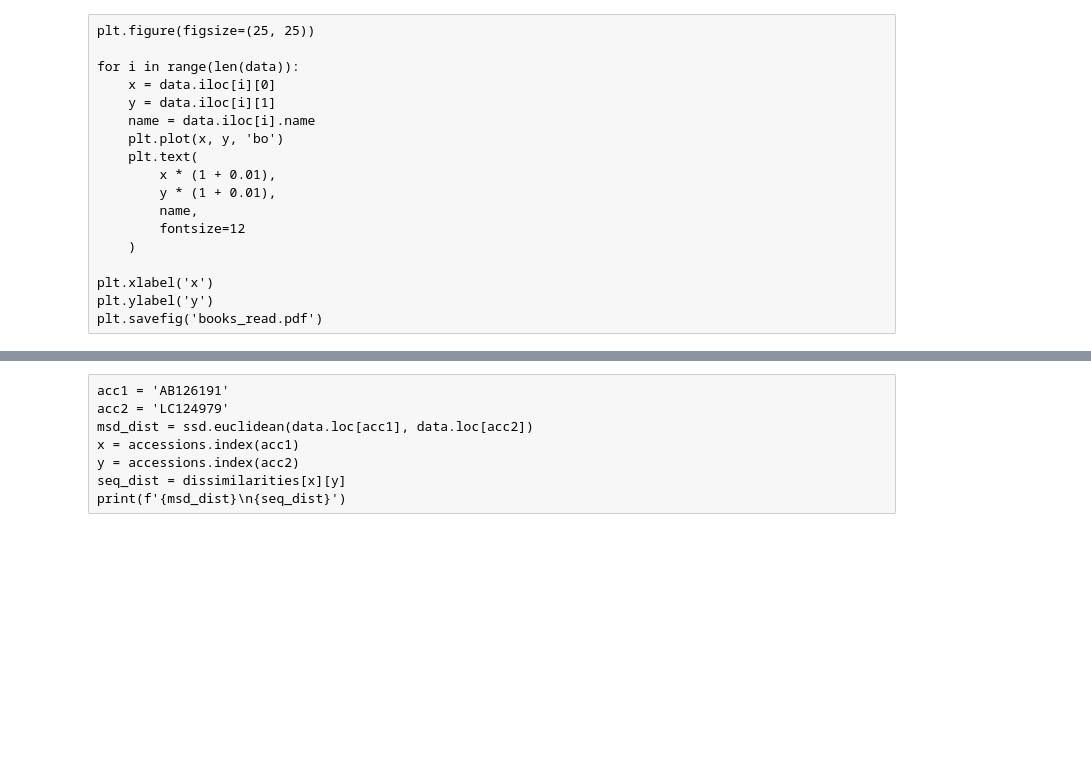
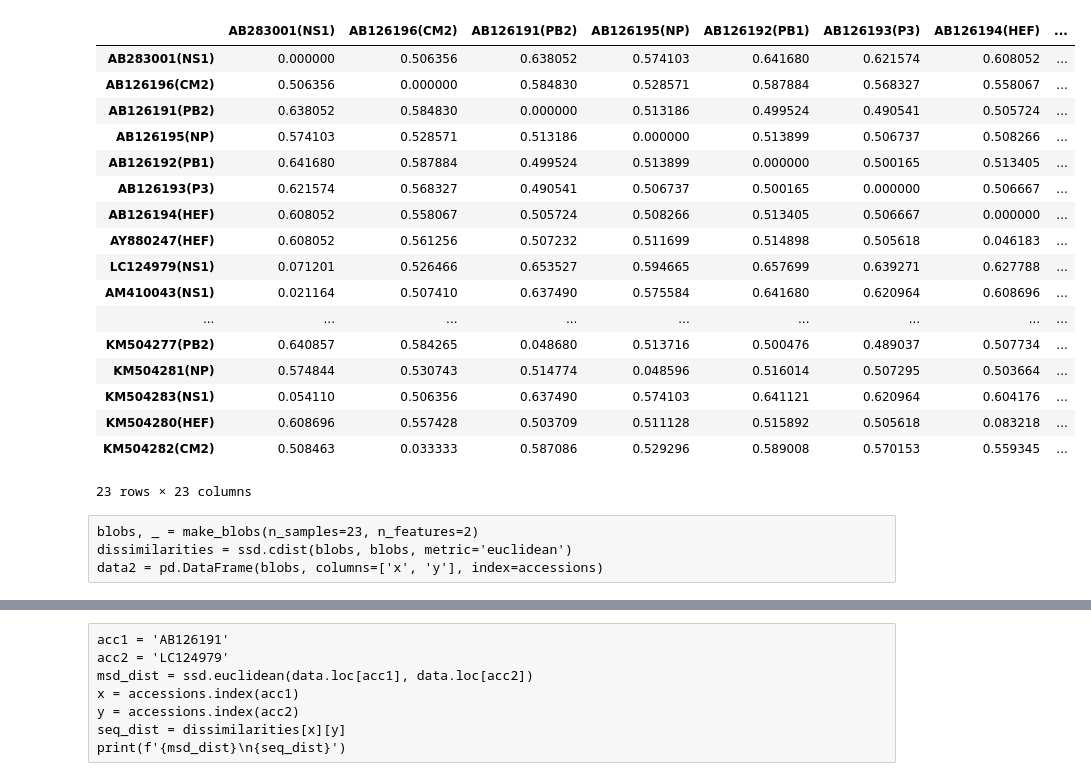
Before and after one commit to ahenoch/FluClust, a Jupyter notebook: Testing.ipynb, the cells around one changed output, grey strips where cells are left out. Cells and saved outputs as stored; diff of their text form; code cells hidden in the pictures; blank space fills up the shorter version.

```diff
--- a/Testing.ipynb
+++ b/Testing.ipynb
@@ -41,22 +36,29 @@ data2 = pd.DataFrame(blobs, columns=['x', 'y'], index=accessions)
+# %%
+pd.DataFrame(dissimilarities, columns = accessions, index = accessions)#.max()
+# %% [output]
+|  | AB283001(NS1) | AB126196(CM2) | AB126191(PB2) | AB126195(NP) | AB126192(PB1) | AB126193(P3) | AB126194(HEF) | ... |
+| AB283001(NS1) | 0.000000 | 0.506356 | 0.638052 | 0.574103 | 0.641680 | 0.621574 | 0.608052 | ... |
+| AB126196(CM2) | 0.506356 | 0.000000 | 0.584830 | 0.528571 | 0.587884 | 0.568327 | 0.558067 | ... |
+| AB126191(PB2) | 0.638052 | 0.584830 | 0.000000 | 0.513186 | 0.499524 | 0.490541 | 0.505724 | ... |
+| AB126195(NP) | 0.574103 | 0.528571 | 0.513186 | 0.000000 | 0.513899 | 0.506737 | 0.508266 | ... |
+| AB126192(PB1) | 0.641680 | 0.587884 | 0.499524 | 0.513899 | 0.000000 | 0.500165 | 0.513405 | ... |
+| AB126193(P3) | 0.621574 | 0.568327 | 0.490541 | 0.506737 | 0.500165 | 0.000000 | 0.506667 | ... |
+| AB126194(HEF) | 0.608052 | 0.558067 | 0.505724 | 0.508266 | 0.513405 | 0.506667 | 0.000000 | ... |
+| AY880247(HEF) | 0.608052 | 0.561256 | 0.507232 | 0.511699 | 0.514898 | 0.505618 | 0.046183 | ... |
+| LC124979(NS1) | 0.071201 | 0.526466 | 0.653527 | 0.594665 | 0.657699 | 0.639271 | 0.627788 | ... |
+| AM410043(NS1) | 0.021164 | 0.507410 | 0.637490 | 0.575584 | 0.641680 | 0.620964 | 0.608696 | ... |
+| ... | ... | ... | ... | ... | ... | ... | ... | ... |
+| KM504277(PB2) | 0.640857 | 0.584265 | 0.048680 | 0.513716 | 0.500476 | 0.489037 | 0.507734 | ... |
+| KM504281(NP) | 0.574844 | 0.530743 | 0.514774 | 0.048596 | 0.516014 | 0.507295 | 0.503664 | ... |
+| KM504283(NS1) | 0.054110 | 0.506356 | 0.637490 | 0.574103 | 0.641121 | 0.620964 | 0.604176 | ... |
+| KM504280(HEF) | 0.608696 | 0.557428 | 0.503709 | 0.511128 | 0.515892 | 0.505618 | 0.083218 | ... |
+| KM504282(CM2) | 0.508463 | 0.033333 | 0.587086 | 0.529296 | 0.589008 | 0.570153 | 0.559345 | ... |
+23 rows × 23 columns
+# %% [raw]
+blobs, _ = make_blobs(n_samples=23, n_features=2)
+dissimilarities = ssd.cdist(blobs, blobs, metric='euclidean')
+data2 = pd.DataFrame(blobs, columns=['x', 'y'], index=accessions)
 # %%
 embedding = MDS(n_components=2, dissimilarity='precomputed')
 transformed = embedding.fit_transform(dissimilarities)
 data = pd.DataFrame(transformed, columns=['x', 'y'], index=accessions)
-# %% [raw]
-plt.figure(figsize=(25, 25))
-
-for i in range(len(data)):
-    x = data.iloc[i][0]
-    y = data.iloc[i][1]
-    name = data.iloc[i].name
-    plt.plot(x, y, 'bo')
-    plt.text(
-        x * (1 + 0.01),
-        y * (1 + 0.01),
-        name,
-        fontsize=12
-    )
-
-plt.xlabel('x')
-plt.ylabel('y')
-plt.savefig('books_read.pdf')
```
Also changed, not shown: parts of 7 cells of this notebook, 52 other files.
